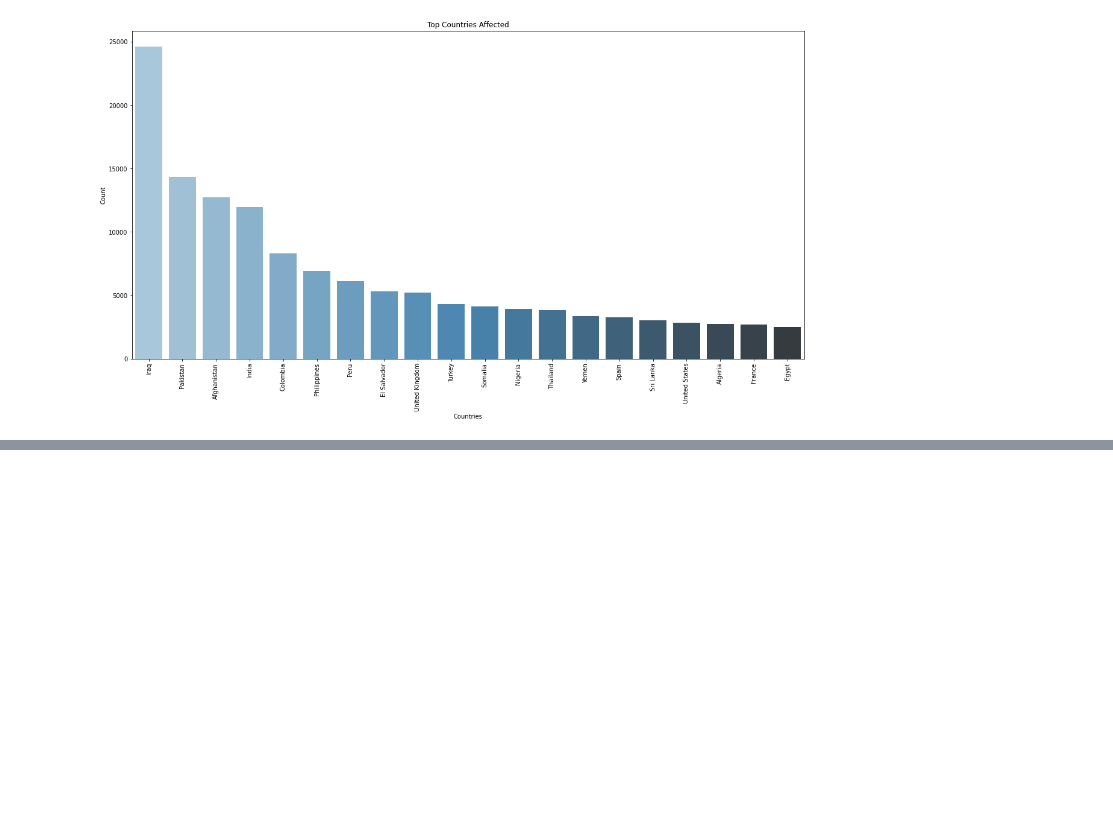
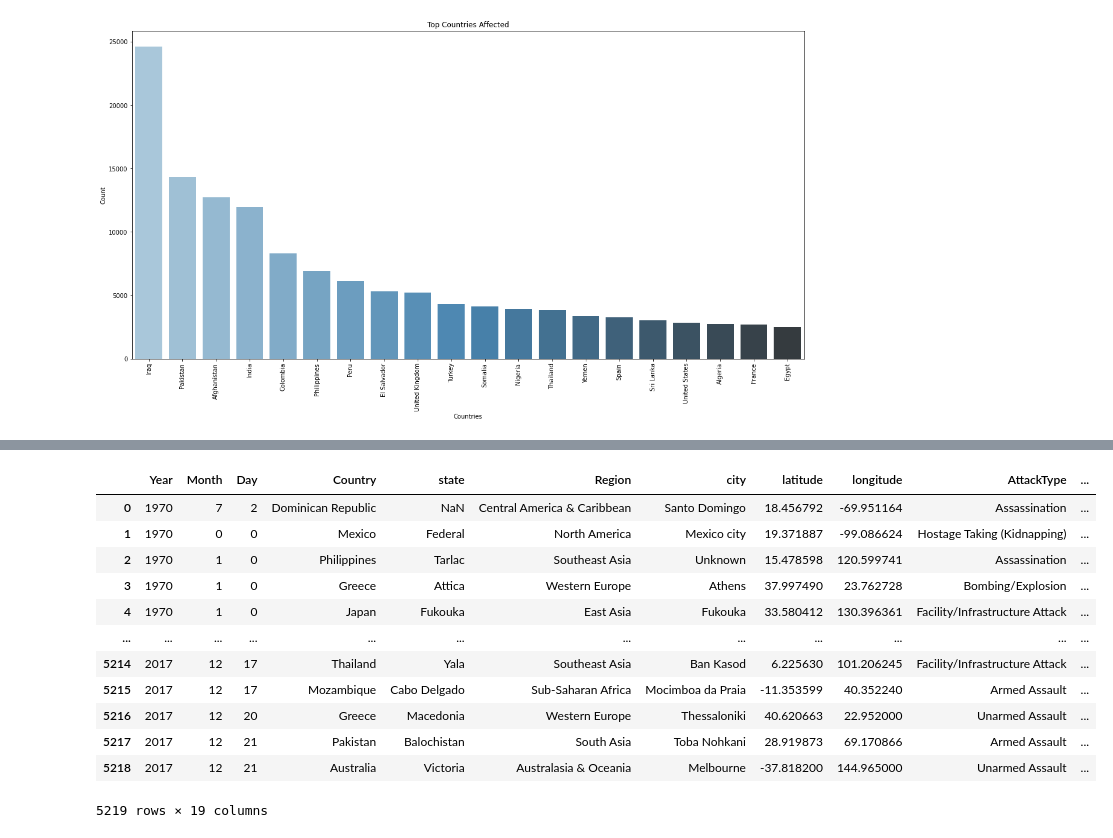
Before and after one commit to akriti0998/Global-Terrorism-Analysis-, a Jupyter notebook: EDA_Global_Terrorism.ipynb, the cells around one changed output, grey strips where cells are left out. Saved outputs shown, nothing was run; the diff lists cells and outputs as text; code cells hidden in the pictures; blank space fills up the shorter version.

```diff
--- a/EDA_Global_Terrorism.ipynb
+++ b/EDA_Global_Terrorism.ipynb
@@ -268,0 +352,3 @@ memory usage: 2.0+ MB
+# %%
+global_terror_df_group = global_terror.dropna(subset=['latitude','longitude']).reset_index(drop=True)
+global_terror_df_group.head()
@@ -268,0 +362,17 @@ memory usage: 2.0+ MB
+# %%
+global_terror_df_group = global_terror_df_group.drop_duplicates(subset=['Country','Group']).reset_index(drop=True)
+global_terror_df_group
+# %% [output]
+|  | Year | Month | Day | Country | state | Region | city | latitude | longitude | AttackType | ... |
+| 0 | 1970 | 7 | 2 | Dominican Republic | NaN | Central America & Caribbean | Santo Domingo | 18.456792 | -69.951164 | Assassination | ... |
+| 1 | 1970 | 0 | 0 | Mexico | Federal | North America | Mexico city | 19.371887 | -99.086624 | Hostage Taking (Kidnapping) | ... |
+| 2 | 1970 | 1 | 0 | Philippines | Tarlac | Southeast Asia | Unknown | 15.478598 | 120.599741 | Assassination | ... |
+| 3 | 1970 | 1 | 0 | Greece | Attica | Western Europe | Athens | 37.997490 | 23.762728 | Bombing/Explosion | ... |
+| 4 | 1970 | 1 | 0 | Japan | Fukouka | East Asia | Fukouka | 33.580412 | 130.396361 | Facility/Infrastructure Attack | ... |
+| ... | ... | ... | ... | ... | ... | ... | ... | ... | ... | ... | ... |
+| 5214 | 2017 | 12 | 17 | Thailand | Yala | Southeast Asia | Ban Kasod | 6.225630 | 101.206245 | Facility/Infrastructure Attack | ... |
+| 5215 | 2017 | 12 | 17 | Mozambique | Cabo Delgado | Sub-Saharan Africa | Mocimboa da Praia | -11.353599 | 40.352240 | Armed Assault | ... |
+| 5216 | 2017 | 12 | 20 | Greece | Macedonia | Western Europe | Thessaloniki | 40.620663 | 22.952000 | Unarmed Assault | ... |
+| 5217 | 2017 | 12 | 21 | Pakistan | Balochistan | South Asia | Toba Nohkani | 28.919873 | 69.170866 | Armed Assault | ... |
+| 5218 | 2017 | 12 | 21 | Australia | Victoria | Australasia & Oceania | Melbourne | -37.818200 | 144.965000 | Unarmed Assault | ... |
+5219 rows × 19 columns
```
Also changed, not shown: parts of 24 cells of this notebook.
